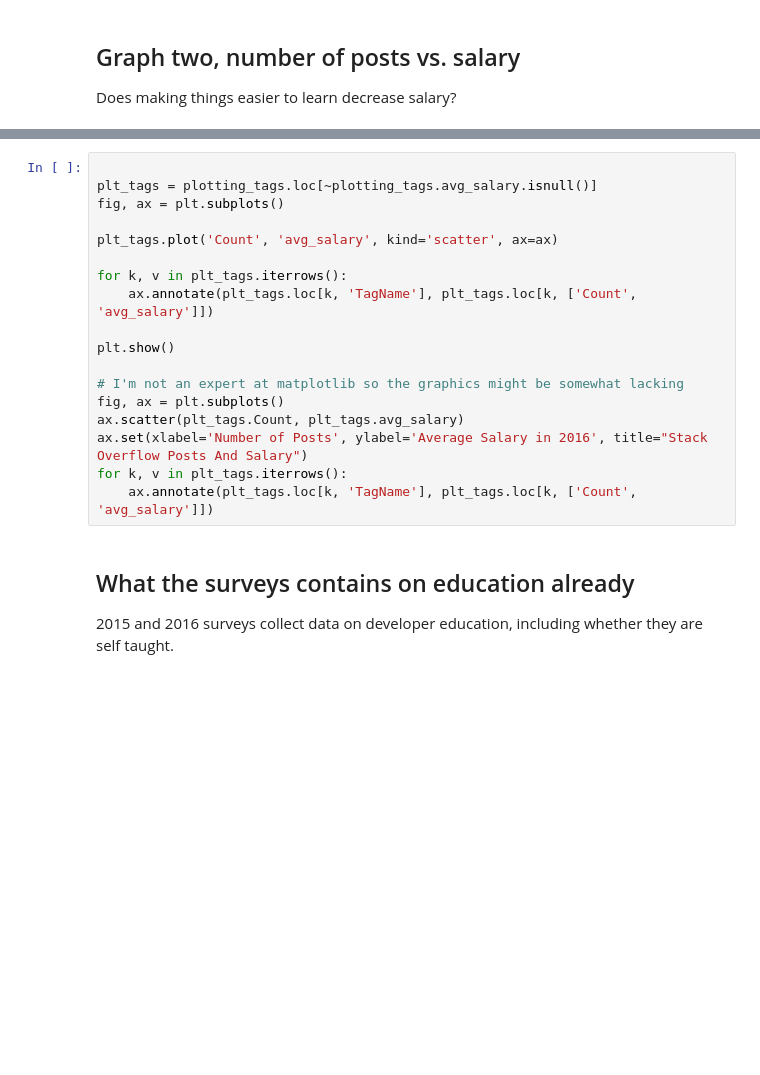
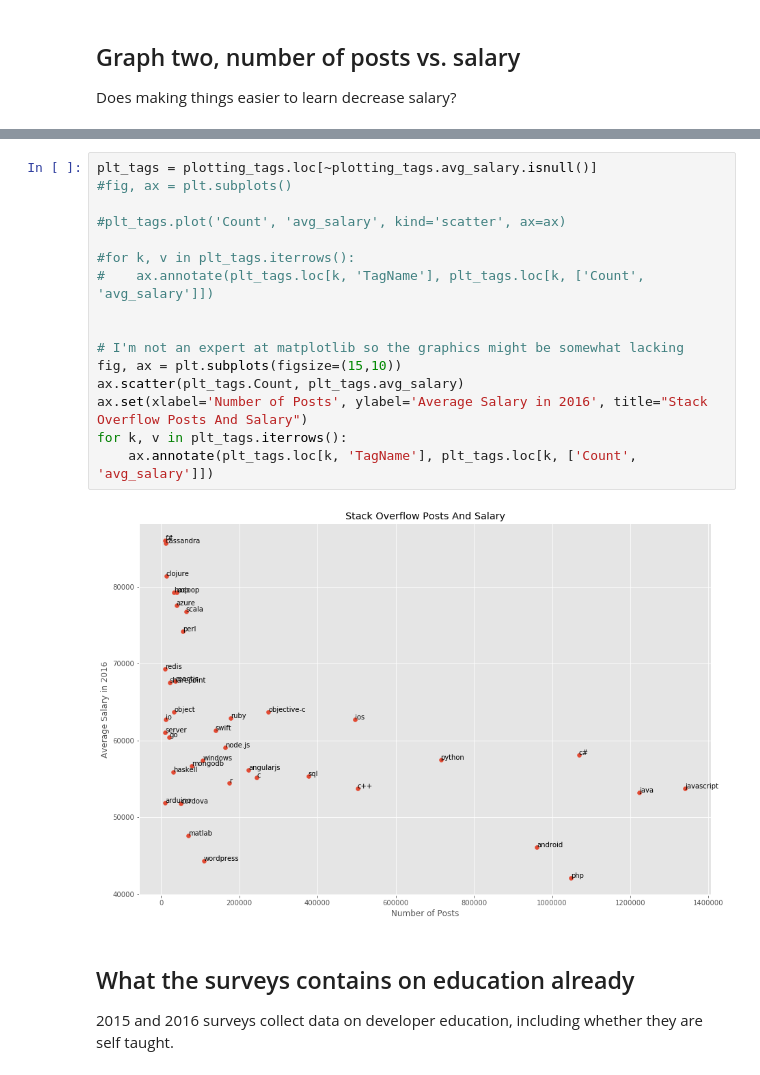
Before and after one commit to Alleno/data-incubator, a Jupyter notebook: output/interview materials.ipynb, the cells around one changed output, grey strips where cells are left out. Drawn from its saved outputs; the diff is of its cells as text; blank space fills up the shorter version.

```diff
--- a/output/interview materials.ipynb
+++ b/output/interview materials.ipynb
@@ -95,21 +130,21 @@ for i in range(len(plotting_tags)):
 # %%
+plt_tags = plotting_tags.loc[~plotting_tags.avg_salary.isnull()]
+#fig, ax = plt.subplots()
 
-plt_tags = plotting_tags.loc[~plotting_tags.avg_salary.isnull()]
-fig, ax = plt.subplots()
+#plt_tags.plot('Count', 'avg_salary', kind='scatter', ax=ax)
 
-plt_tags.plot('Count', 'avg_salary', kind='scatter', ax=ax)
+#for k, v in plt_tags.iterrows():
+#    ax.annotate(plt_tags.loc[k, 'TagName'], plt_tags.loc[k, ['Count', 'avg_salary']])
 
-for k, v in plt_tags.iterrows():
-    ax.annotate(plt_tags.loc[k, 'TagName'], plt_tags.loc[k, ['Count', 'avg_salary']])
-
-plt.show()
 
 # I'm not an expert at matplotlib so the graphics might be somewhat lacking
-fig, ax = plt.subplots()
+fig, ax = plt.subplots(figsize=(15,10))
 ax.scatter(plt_tags.Count, plt_tags.avg_salary)
 ax.set(xlabel='Number of Posts', ylabel='Average Salary in 2016', title="Stack Overflow Posts And Salary")
 for k, v in plt_tags.iterrows():
     ax.annotate(plt_tags.loc[k, 'TagName'], plt_tags.loc[k, ['Count', 'avg_salary']])
+# %% [output]
+[figure, added]
 # %% [markdown]
 ## What the surveys contains on education already
 
```
Also changed, not shown: parts of 22 cells of this notebook, 1 other file.
